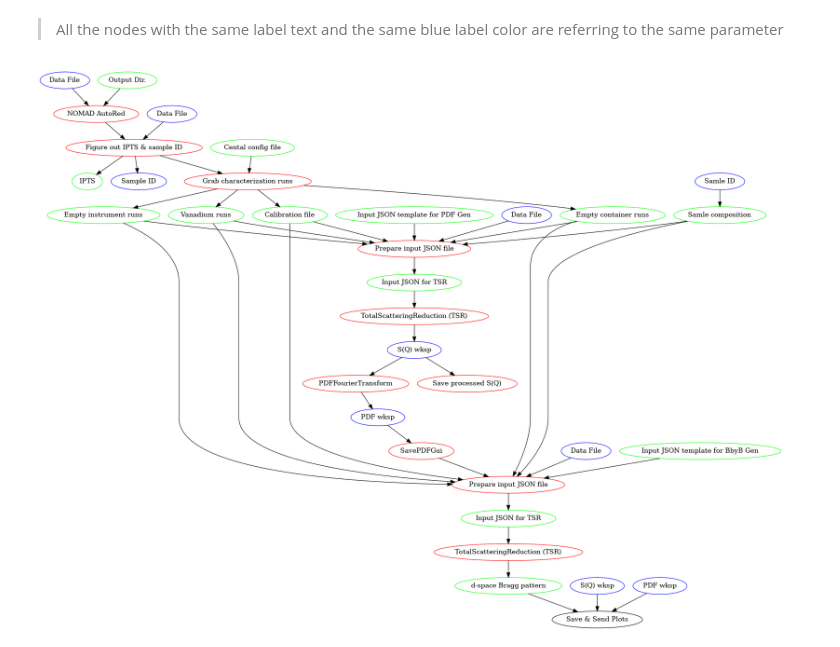
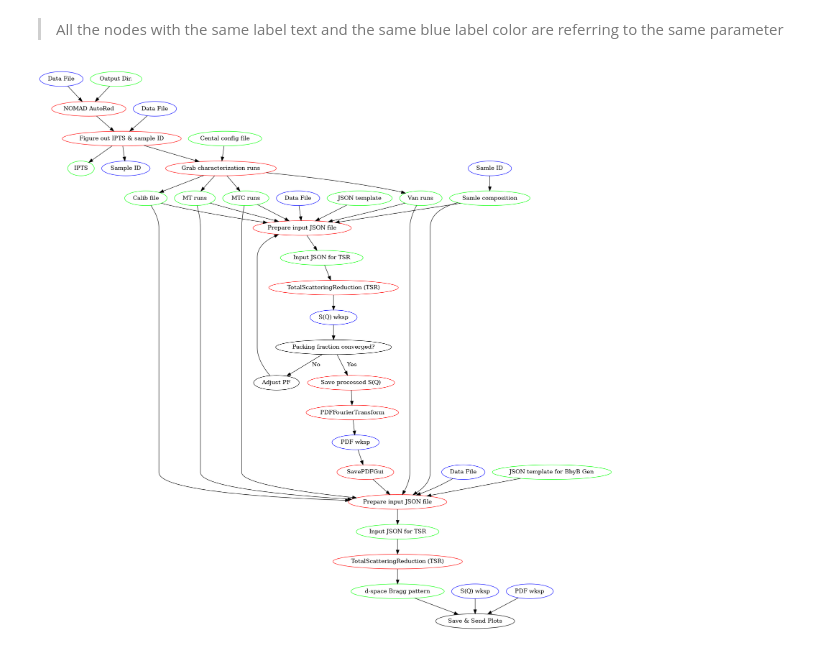
Before and after one commit to Kvieta1990/Working_Proj, a Jupyter notebook: Support/Docs/NOM_AutoRed.ipynb, the cells around one changed output. Drawn from its saved outputs; the diff is of its cells as text; code cells hidden in the pictures.

```diff
--- a/Support/Docs/NOM_AutoRed.ipynb
+++ b/Support/Docs/NOM_AutoRed.ipynb
@@ -3,46 +3,49 @@
 # %%
 strict digraph G {
  {node[color=blue];"Data File"} -> {node[color=red];"NOMAD AutoRed"};
  {node[color=green];"Output Dir."} -> {node[color=red];"NOMAD AutoRed"};
  {node[color=red];"NOMAD AutoRed"} -> {node[color=red];"Figure out IPTS & sample ID"};
  {node[color=blue;label="Data File"];"df_1"} -> {node[color=red];"Figure out IPTS & sample ID"};
  {node[color=red];"Figure out IPTS & sample ID"} -> {node[color=green];"IPTS"};
  {node[color=red];"Figure out IPTS & sample ID"} -> {node[color=blue];"Sample ID"};
  {node[color=red];"Figure out IPTS & sample ID"} -> {node[color=red];"Grab characterization runs"};
  {node[color=green;label="Cental config file"];"cf_1"} -> {node[color=red];"Grab characterization runs"};
- {node[color=red];"Grab characterization runs"} -> {node[color=green];"Empty container runs"};
- {node[color=red];"Grab characterization runs"} -> {node[color=green];"Empty instrument runs"};
- {node[color=red];"Grab characterization runs"} -> {node[color=green];"Vanadium runs"};
- {node[color=red];"Grab characterization runs"} -> {node[color=green];"Calibration file"};
+ {node[color=red];"Grab characterization runs"} -> {node[color=green];"MTC runs"};
+ {node[color=red];"Grab characterization runs"} -> {node[color=green];"MT runs"};
+ {node[color=red];"Grab characterization runs"} -> {node[color=green];"Van runs"};
+ {node[color=red];"Grab characterization runs"} -> {node[color=green];"Calib file"};
  {node[color=blue;label="Data File"];"df_2"} -> {node[color=red];"Prepare input JSON file"};
  {node[color=green;label="Samle composition"];"sc_2"} -> {node[color=red];"Prepare input JSON file"};
  {node[color=blue;label="Samle ID"];"sid_2"} -> {node[color=green;label="Samle composition"];"sc_2"};
- {node[color=green];"Empty container runs"} -> {node[color=red];"Prepare input JSON file"};
- {node[color=green];"Empty instrument runs"} -> {node[color=red];"Prepare input JSON file"};
- {node[color=green];"Input JSON template for PDF Gen"} -> {node[color=red];"Prepare input JSON file"};
- {node[color=green];"Vanadium runs"} -> {node[color=red];"Prepare input JSON file"};
- {node[color=green];"Calibration file"} -> {node[color=red];"Prepare input JSON file"};
+ {node[color=green];"MTC runs"} -> {node[color=red];"Prepare input JSON file"};
+ {node[color=green];"MT runs"} -> {node[color=red];"Prepare input JSON file"};
+ {node[color=green];"JSON template"} -> {node[color=red];"Prepare input JSON file"};
+ {node[color=green];"Van runs"} -> {node[color=red];"Prepare input JSON file"};
+ {node[color=green];"Calib file"} -> {node[color=red];"Prepare input JSON file"};
  {node[color=red];"Prepare input JSON file"} -> {node[color=green];"Input JSON for TSR"};
  {node[color=green];"Input JSON for TSR"} -> {node[color=red];"TotalScatteringReduction (TSR)"};
  {node[color=red];"TotalScatteringReduction (TSR)"} -> {node[color=blue];"S(Q) wksp"};
- {node[color=blue];"S(Q) wksp"} -> {node[color=red];"Save processed S(Q)"};
- {node[color=blue];"S(Q) wksp"} -> {node[color=red];"PDFFourierTransform"};
+ {node[color=blue];"S(Q) wksp"} -> "Packing fraction converged?";
+ "Packing fraction converged?" -> {node[color=red];"Save processed S(Q)"} [label="  Yes"];
+ {node[color=red];"Save processed S(Q)"} -> {node[color=red];"PDFFourierTransform"};
+ "Packing fraction converged?" -> "Adjust PF" [label="  No"];
+ "Adjust PF" -> {node[color=red];"Prepare input JSON file"};
  {node[color=red];"PDFFourierTransform"} -> {node[color=blue];"PDF wksp"};
  {node[color=blue];"PDF wksp"} -> {node[color=red];"SavePDFGui"};
  {node[color=red];"SavePDFGui"} -> {node[color=red;label="Prepare input JSON file"];"input_json_prep_2"};
- {node[color=green];"Empty container runs"} -> {node[color=red;label="Prepare input JSON file"];"input_json_prep_2"};
- {node[color=green];"Empty instrument runs"} -> {node[color=red;label="Prepare input JSON file"];"input_json_prep_2"};
- {node[color=green];"Vanadium runs"} -> {node[color=red;label="Prepare input JSON file"];"input_json_prep_2"};
- {node[color=green];"Calibration file"} -> {node[color=red;label="Prepare input JSON file"];"input_json_prep_2"};
+ {node[color=green];"MTC runs"} -> {node[color=red;label="Prepare input JSON file"];"input_json_prep_2"};
+ {node[color=green];"MT runs"} -> {node[color=red;label="Prepare input JSON file"];"input_json_prep_2"};
+ {node[color=green];"Van runs"} -> {node[color=red;label="Prepare input JSON file"];"input_json_prep_2"};
+ {node[color=green];"Calib file"} -> {node[color=red;label="Prepare input JSON file"];"input_json_prep_2"};
  {node[color=blue;label="Data File"];"df_3"} -> {node[color=red;label="Prepare input JSON file"];"input_json_prep_2"};
- {node[color=green];"Input JSON template for BbyB Gen"} -> {node[color=red;label="Prepare input JSON file"];"input_json_prep_2"};
+ {node[color=green];"JSON template for BbyB Gen"} -> {node[color=red;label="Prepare input JSON file"];"input_json_prep_2"};
  {node[color=green;label="Samle composition"];"sc_2"} -> {node[color=red;label="Prepare input JSON file"];"input_json_prep_2"};
  {node[color=red;label="Prepare input JSON file"];"input_json_prep_2"} -> {node[color=green;label="Input JSON for TSR"];"input_json_TSR"};
  {node[color=green;label="Input JSON for TSR"];"input_json_TSR"} -> {node[color=red;label="TotalScatteringReduction (TSR)"];"tsr_2"};
  {node[color=red;label="TotalScatteringReduction (TSR)"];"tsr_2"} -> {node[color=green];"d-space Bragg pattern"};
  {node[color=green];"d-space Bragg pattern"} -> "Save & Send Plots";
  {node[color=blue;label="S(Q) wksp"];"sofq_wksp_1"} -> "Save & Send Plots";
  {node[color=blue;label="PDF wksp"];"pdf_wksp_1"} -> "Save & Send Plots";
 }
 # %% [output]
-[figure, old version]
+[figure, new version]
```
Also changed, not shown: 2 other files.
